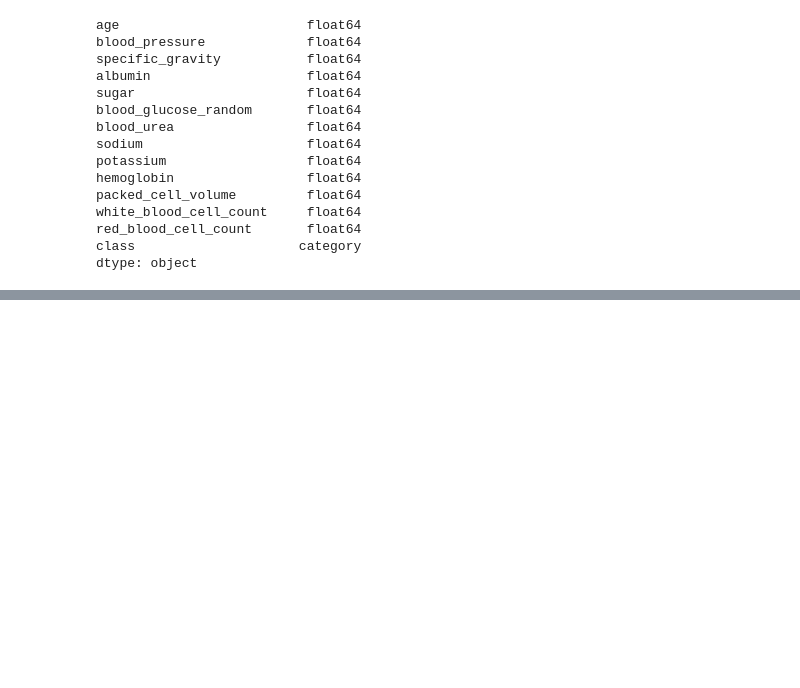
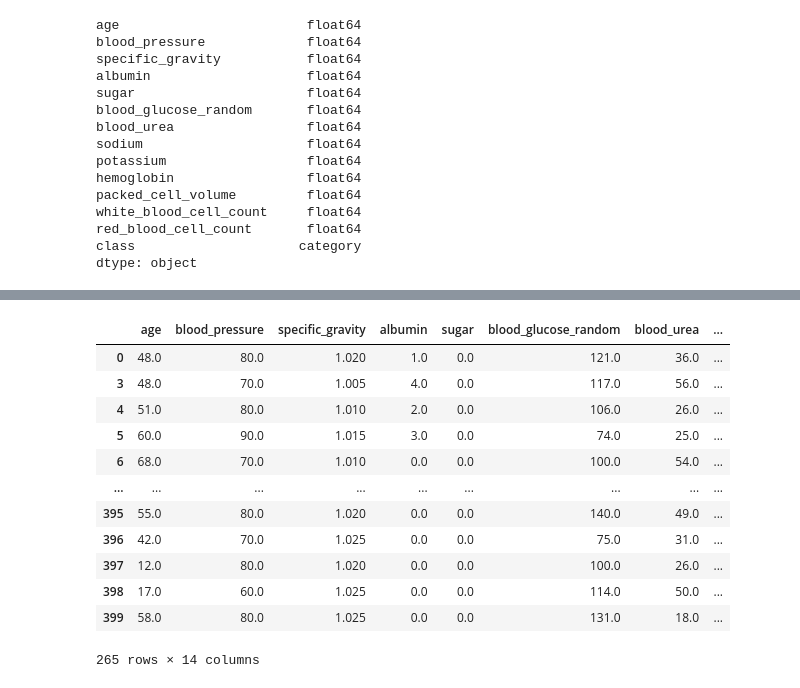
Before and after one commit to kassu11/machine-learning-AMK, a Jupyter notebook: data_preprocessing/ckd.ipynb, the cells around one changed output, grey strips where cells are left out. Cells and saved outputs as stored; diff of their text form; code cells hidden in the pictures; blank space fills up the shorter version.

```diff
--- a/data_preprocessing/ckd.ipynb
+++ b/data_preprocessing/ckd.ipynb
@@ -131,0 +152,17 @@ df['class'].unique()
+# %%
+df = df.dropna(thresh=len(df.columns) - 2)
+df
+# %% [output]
+|  | age | blood_pressure | specific_gravity | albumin | sugar | blood_glucose_random | blood_urea | ... |
+| 0 | 48.0 | 80.0 | 1.020 | 1.0 | 0.0 | 121.0 | 36.0 | ... |
+| 3 | 48.0 | 70.0 | 1.005 | 4.0 | 0.0 | 117.0 | 56.0 | ... |
+| 4 | 51.0 | 80.0 | 1.010 | 2.0 | 0.0 | 106.0 | 26.0 | ... |
+| 5 | 60.0 | 90.0 | 1.015 | 3.0 | 0.0 | 74.0 | 25.0 | ... |
+| 6 | 68.0 | 70.0 | 1.010 | 0.0 | 0.0 | 100.0 | 54.0 | ... |
+| ... | ... | ... | ... | ... | ... | ... | ... | ... |
+| 395 | 55.0 | 80.0 | 1.020 | 0.0 | 0.0 | 140.0 | 49.0 | ... |
+| 396 | 42.0 | 70.0 | 1.025 | 0.0 | 0.0 | 75.0 | 31.0 | ... |
+| 397 | 12.0 | 80.0 | 1.020 | 0.0 | 0.0 | 100.0 | 26.0 | ... |
+| 398 | 17.0 | 60.0 | 1.025 | 0.0 | 0.0 | 114.0 | 50.0 | ... |
+| 399 | 58.0 | 80.0 | 1.025 | 0.0 | 0.0 | 131.0 | 18.0 | ... |
+265 rows × 14 columns
```
Also changed, not shown: parts of 8 cells of this notebook.
